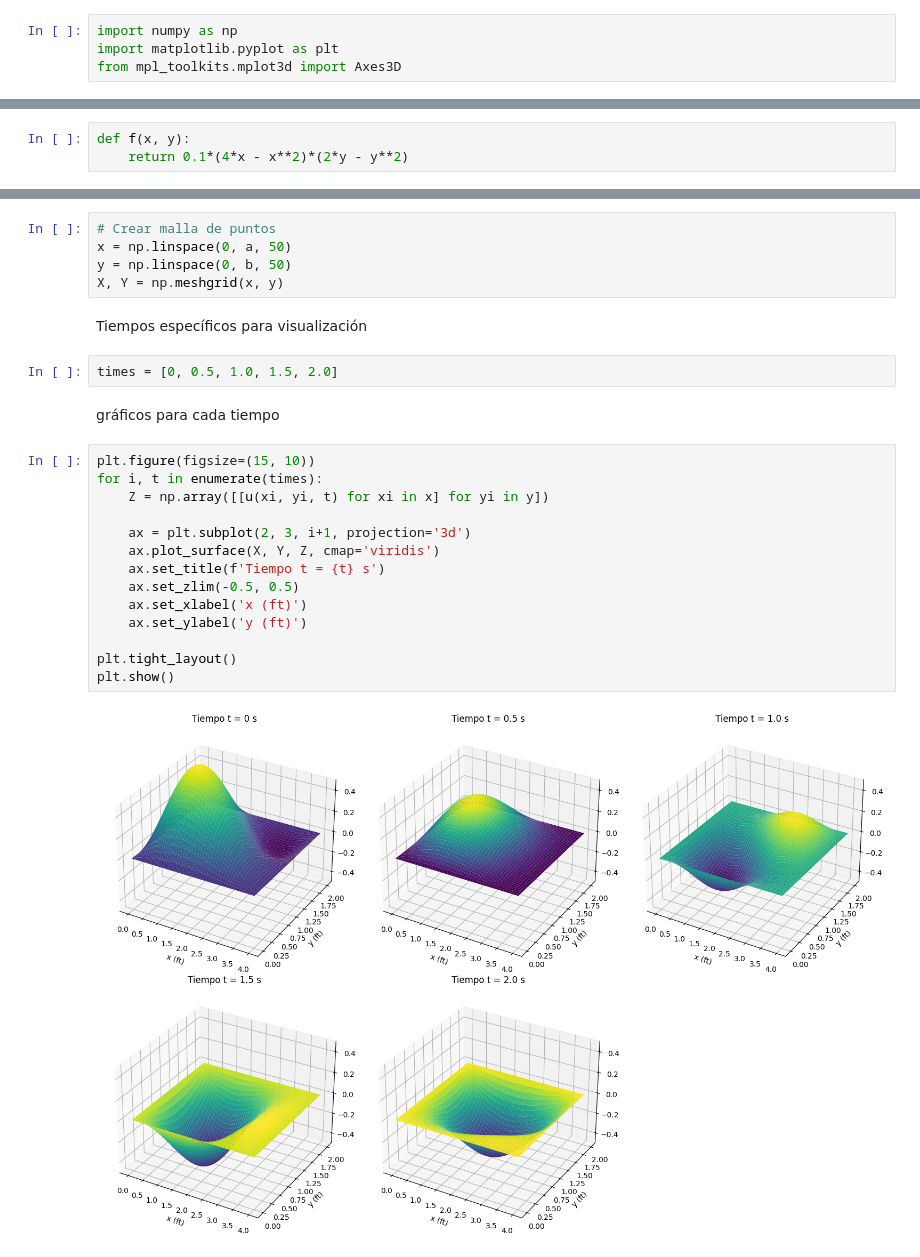
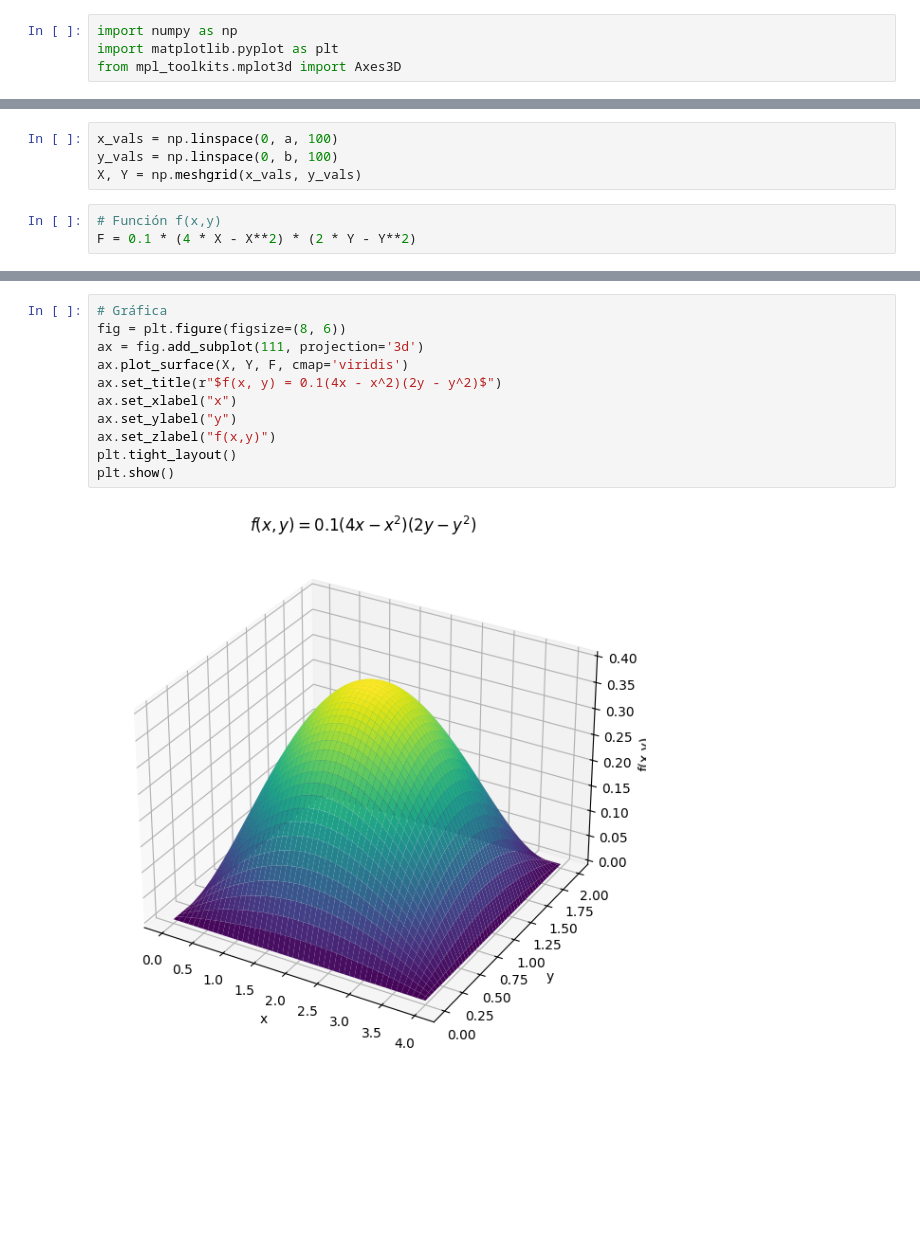
Before and after one commit to Annette-1/Ecuaciones_Diferenciales_Parciales, a Jupyter notebook: Membrana_Vibratoria.ipynb, the cells around one changed output, grey strips where cells are left out. Cells and saved outputs as stored; diff of their text form; blank space fills up the shorter version.

```diff
--- a/Membrana_Vibratoria.ipynb
+++ b/Membrana_Vibratoria.ipynb
@@ -64,3 +94,7 @@ Función de condición inicial
+# %%
+x_vals = np.linspace(0, a, 100)
+y_vals = np.linspace(0, b, 100)
+X, Y = np.meshgrid(x_vals, y_vals)
 # %%
-def f(x, y):
-    return 0.1*(4*x - x**2)*(2*y - y**2)
+# Función f(x,y)
+F = 0.1 * (4 * X - X**2) * (2 * Y - Y**2)
@@ -88,27 +101,13 @@ def u(x, y, t):
-# %%
-# Crear malla de puntos
-x = np.linspace(0, a, 50)
-y = np.linspace(0, b, 50)
-X, Y = np.meshgrid(x, y)
-# %% [markdown]
-Tiempos específicos para visualización
-# %%
-times = [0, 0.5, 1.0, 1.5, 2.0]
-# %% [markdown]
- gráficos para cada tiempo
-# %%
-plt.figure(figsize=(15, 10))
-for i, t in enumerate(times):
-    Z = np.array([[u(xi, yi, t) for xi in x] for yi in y])
-
-    ax = plt.subplot(2, 3, i+1, projection='3d')
-    ax.plot_surface(X, Y, Z, cmap='viridis')
-    ax.set_title(f'Tiempo t = {t} s')
-    ax.set_zlim(-0.5, 0.5)
-    ax.set_xlabel('x (ft)')
-    ax.set_ylabel('y (ft)')
-
-plt.tight_layout()
-plt.show()
-# %% [output]
-[figure, removed]
+# %%
+# Gráfica
+fig = plt.figure(figsize=(8, 6))
+ax = fig.add_subplot(111, projection='3d')
+ax.plot_surface(X, Y, F, cmap='viridis')
+ax.set_title(r"$f(x, y) = 0.1(4x - x^2)(2y - y^2)$")
+ax.set_xlabel("x")
+ax.set_ylabel("y")
+ax.set_zlabel("f(x,y)")
+plt.tight_layout()
+plt.show()
+# %% [output]
+[figure, added]
```
Also changed, not shown: parts of 25 cells of this notebook.
